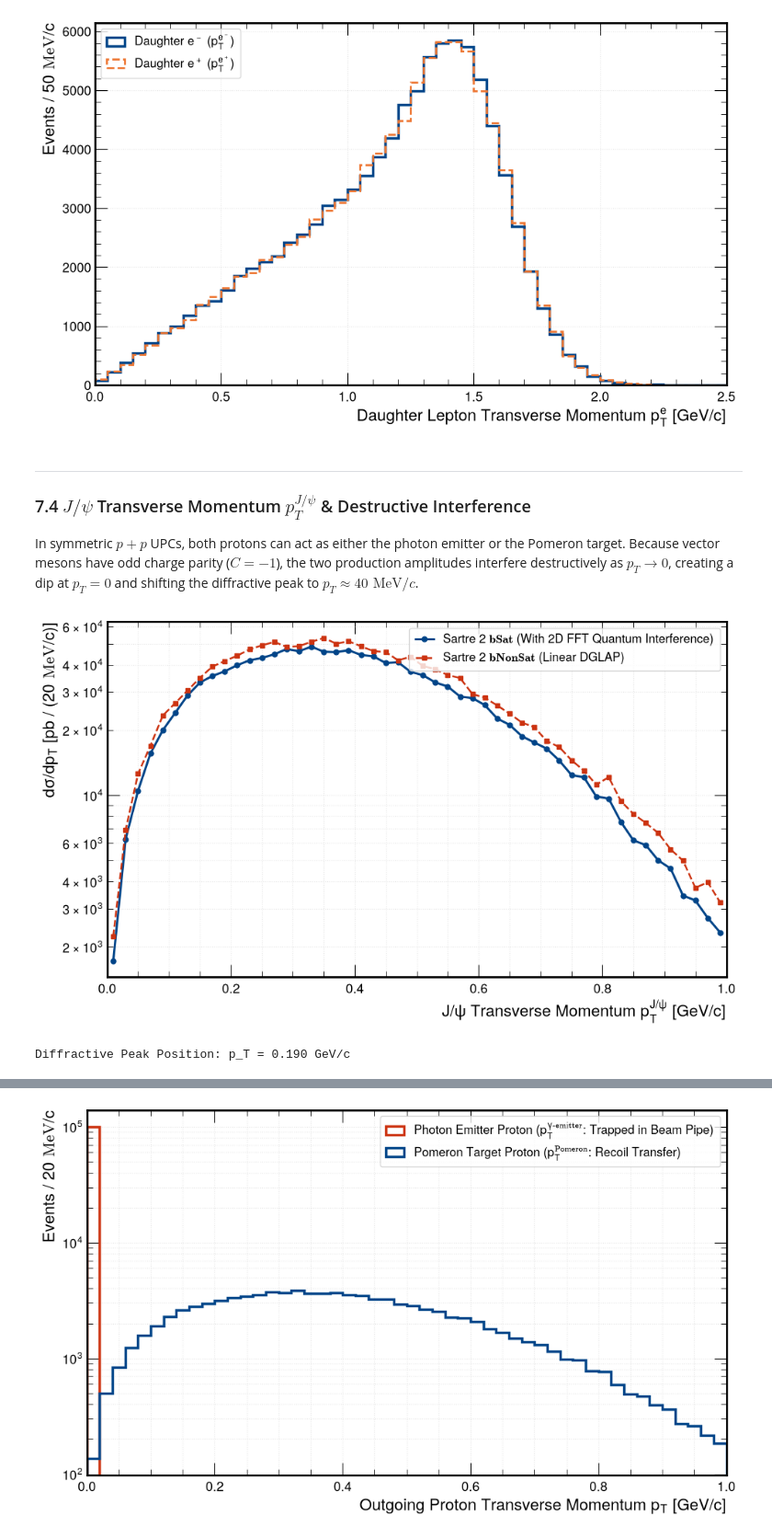
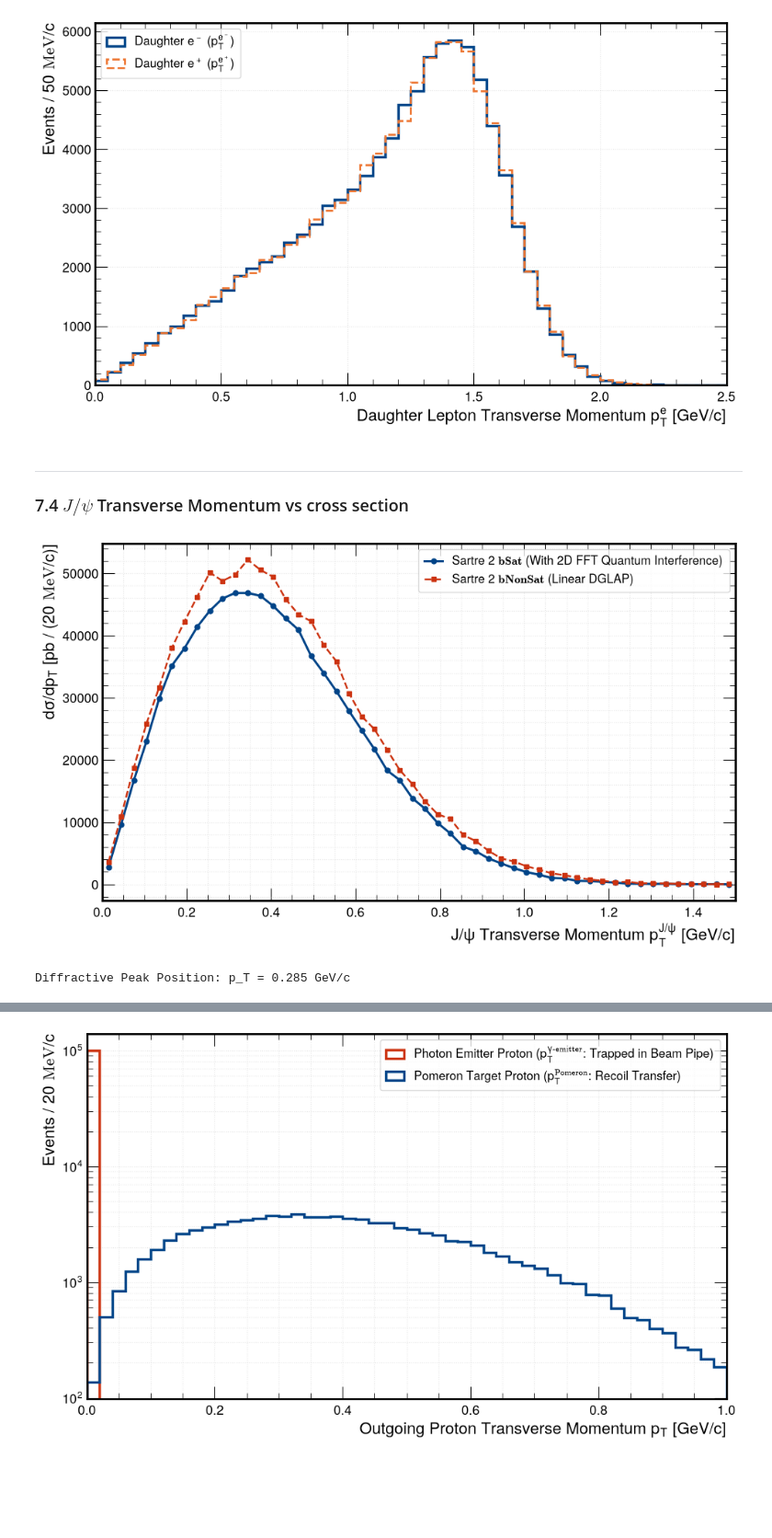
Before and after one commit to TheLittleRock/sartrepp, a Jupyter notebook: book/06_sartre_simulation_and_analysis_benchmarks.ipynb, the cells around one changed output, grey strips where cells are left out. Shown at 92% size. Cells and saved outputs as stored; diff of their text form; code cells hidden in the pictures; blank space fills up the shorter version.

```diff
--- a/book/06_sartre_simulation_and_analysis_benchmarks.ipynb
+++ b/book/06_sartre_simulation_and_analysis_benchmarks.ipynb
@@ -818,41 +809,39 @@ plt.show()
 # %% [markdown]
 ---
 
-### 7.4 $J/\psi$ Transverse Momentum $p_T^{J/\psi}$ & Destructive Interference
-
-In symmetric $p+p$ UPCs, both protons can act as either the photon emitter or the Pomeron target. Because vector mesons have odd charge parity ($C = -1$), the two production amplitudes interfere destructively as $p_T \rightarrow 0$, creating a dip at $p_T = 0$ and shifting the diffractive peak to $p_T \approx 40\text{ MeV}/c$.
+### 7.4 $J/\psi$ Transverse Momentum vs cross section
 # %%
 # -----------------------------------------------------------------------------
 # Parent J/psi Transverse Momentum Spectrum with Quantum Interference Dip
 # -----------------------------------------------------------------------------
 fig, ax = plt.subplots(figsize=(10, 6))
 
-bins_ptj = np.linspace(0.0, 1.0, 51)
+bins_ptj = np.linspace(0.0, 1.5, 51)
 h_pt_b, edges_pt = np.histogram(data_bsat['jpsi_pt'], bins=bins_ptj)
 h_pt_nb, _ = np.histogram(data_bnonsat['jpsi_pt'], bins=bins_ptj)
 c_pt = 0.5 * (edges_pt[1:] + edges_pt[:-1])
 bin_w_pt = edges_pt[1] - edges_pt[0]
 
 s_pt_b = (sigma_ee_bsat_pb / N_bsat) / bin_w_pt
 s_pt_nb = (sigma_ee_bnonsat_pb / N_bnonsat) / bin_w_pt
 
 ax.plot(c_pt, h_pt_b * s_pt_b, 'o-', color='#004488', lw=2.2, ms=5,
         label=r'Sartre 2 $\mathbf{bSat}$ (With 2D FFT Quantum Interference)')
 ax.plot(c_pt, h_pt_nb * s_pt_nb, 's--', color='#CC3311', lw=1.8, ms=5,
         label=r'Sartre 2 $\mathbf{bNonSat}$ (Linear DGLAP)')
 
-ax.set_yscale('log')
+#ax.set_yscale('log')
 ax.set_xlabel(r'$J/\psi$ Transverse Momentum $p_T^{J/\psi}$ [GeV/$c$]')
 ax.set_ylabel(r'$d\sigma / dp_T$ [pb / ($20\text{ MeV}/c$)]')
 ax.legend(loc='upper right', frameon=True)
 ax.grid(True, which='both', alpha=0.3)
-ax.set_xlim(0.0, 1.0)
+ax.set_xlim(0.0, 1.5)
 
 plt.tight_layout()
 plt.show()
 
 peak_bin = np.argmax(h_pt_b[:10])
 print(f"Diffractive Peak Position: p_T = {c_pt[peak_bin]:.3f} GeV/c")
 # %% [output]
-[figure, old version]
+[figure, new version]
-Diffractive Peak Position: p_T = 0.190 GeV/c
+Diffractive Peak Position: p_T = 0.285 GeV/c
```
Also changed, not shown: parts of 24 cells of this notebook, 1 other file.
